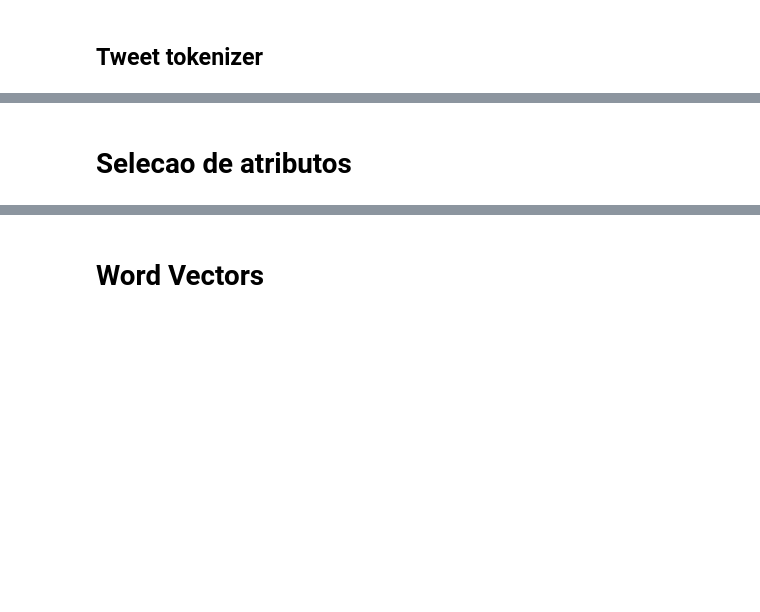
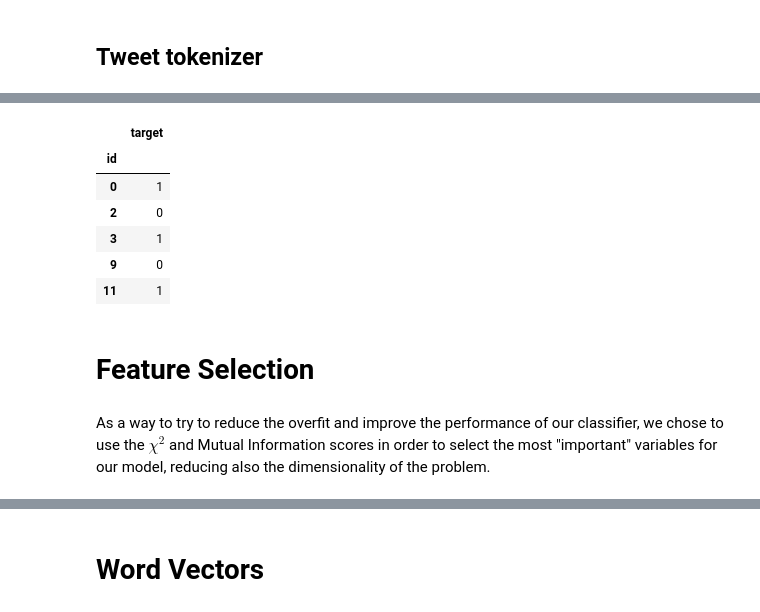
Before and after one commit to marcelo-campa/Analytica-Kaggle-NLP, a Jupyter notebook: kaggle_tweets_en.ipynb, the cells around one changed output, grey strips where cells are left out. Drawn from its saved outputs; the diff is of its cells as text; code cells hidden in the pictures; blank space fills up the shorter version.

```diff
--- a/kaggle_tweets_en.ipynb
+++ b/kaggle_tweets_en.ipynb
@@ -161,10 +282,20 @@ sub = sample_submission.copy()
 sub['target'] = y_sub
 sub.set_index('id',inplace=True)
 # %%
-sub
+sub.head()
+# %% [output]
+|  | target |
+| id |  |
+| 0 | 1 |
+| 2 | 0 |
+| 3 | 1 |
+| 9 | 0 |
+| 11 | 1 |
 # %%
 sub.to_csv("./submissions/sub_01.csv")
-# %% [markdown]
-# Selecao de atributos
+# %% [markdown]
+# Feature Selection
+# %% [markdown]
+As a way to try to reduce the overfit and improve the performance of our classifier, we chose to use the $\chi^{2}$ and Mutual Information scores in order to select the most "important" variables for our model, reducing also the dimensionality of the problem.
 # %%
 from sklearn.feature_selection import mutual_info_classif, chi2
```
Also changed, not shown: parts of 64 cells of this notebook.
